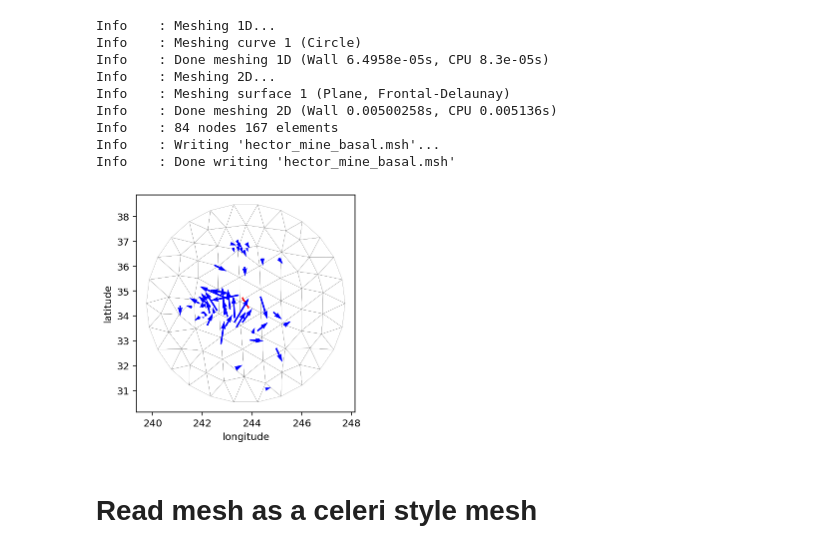
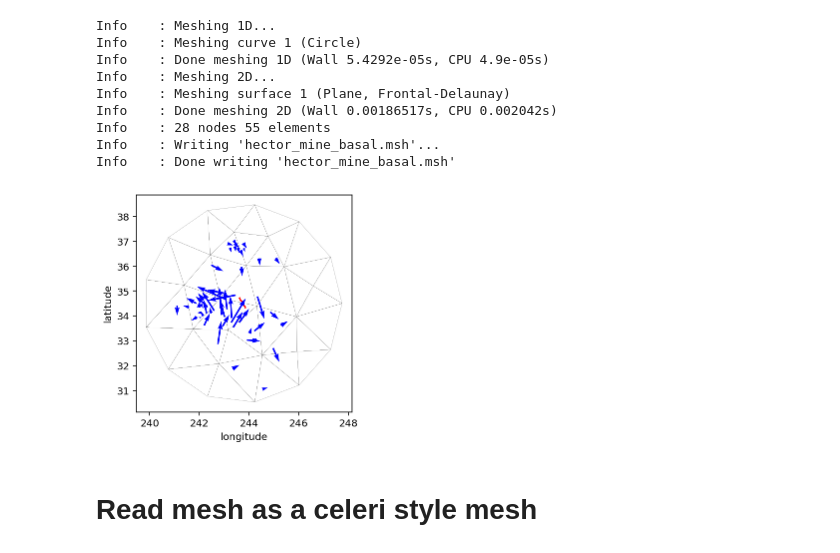
Before and after one commit to jploveless/relax_disloc, a Jupyter notebook: hector_mine.ipynb, the cells around one changed output. Drawn from its saved outputs; the diff is of its cells as text; code cells hidden in the pictures.

```diff
--- a/hector_mine.ipynb
+++ b/hector_mine.ipynb
@@ -26,6 +26,7 @@ df_gps = df_gps[df_gps.north > -100]
 # Remove nearfield stations flagged with a trailing asterisk in the original paper
 df_gps = df_gps[~df_gps.name.str.contains("\*")]
 df_gps.lon = df_gps.lon + 360
+df_gps = df_gps.reset_index(drop=True)
 
 # Read fault trace
 df_fault = pd.read_csv(FAULT_TRACE_FILE_NAME)
@@ -39,7 +40,7 @@ gmsh.model.occ.addCurveLoop([1], 1)
 gmsh.model.occ.addPlaneSurface([1], 1)
 gmsh.model.occ.synchronize()
 # Set the mesh size by changing the 10 (same units as the x, y, z, radius)
-gmsh.model.mesh.setSize([(0, 1)], 1)
+gmsh.model.mesh.setSize([(0, 1)], 2)
 gmsh.model.mesh.generate(2)
 gmsh.write(MESH_FILE_NAME)
 gmsh.finalize()
@@ -66,37 +67,37 @@ for i in range(0, n_tri):
     plt.fill(
         [
             mesh.points[mesh.get_cells_type("triangle")[:, 0], 0][i],
             mesh.points[mesh.get_cells_type("triangle")[:, 1], 0][i],
             mesh.points[mesh.get_cells_type("triangle")[:, 2], 0][i],
         ],
         [
             mesh.points[mesh.get_cells_type("triangle")[:, 0], 1][i],
             mesh.points[mesh.get_cells_type("triangle")[:, 1], 1][i],
             mesh.points[mesh.get_cells_type("triangle")[:, 2], 1][i],
         ],
         "-k",
         facecolor="w",
         edgecolor="k",
         linewidth=0.1,
     )
 
 plt.plot(df_fault.lon, df_fault.lat, "-r")
 plt.quiver(df_gps.lon, df_gps.lat, df_gps.east, df_gps.north, color="blue", zorder=10)
 plt.xlabel("longitude")
 plt.ylabel("latitude")
 plt.gca().set_aspect("equal")
 plt.show()
 # %% [output]
 Info    : Meshing 1D...
 Info    : Meshing curve 1 (Circle)
-Info    : Done meshing 1D (Wall 6.4958e-05s, CPU 8.3e-05s)
+Info    : Done meshing 1D (Wall 5.4292e-05s, CPU 4.9e-05s)
 Info    : Meshing 2D...
 Info    : Meshing surface 1 (Plane, Frontal-Delaunay)
-Info    : Done meshing 2D (Wall 0.00500258s, CPU 0.005136s)
-Info    : 84 nodes 167 elements
+Info    : Done meshing 2D (Wall 0.00186517s, CPU 0.002042s)
+Info    : 28 nodes 55 elements
 Info    : Writing 'hector_mine_basal.msh'...
 Info    : Done writing 'hector_mine_basal.msh'
-[figure, old version]
+[figure, new version]
 # %% [markdown]
 # Read mesh as a celeri style mesh
 # %%
```
Also changed, not shown: parts of 3 cells of this notebook.
